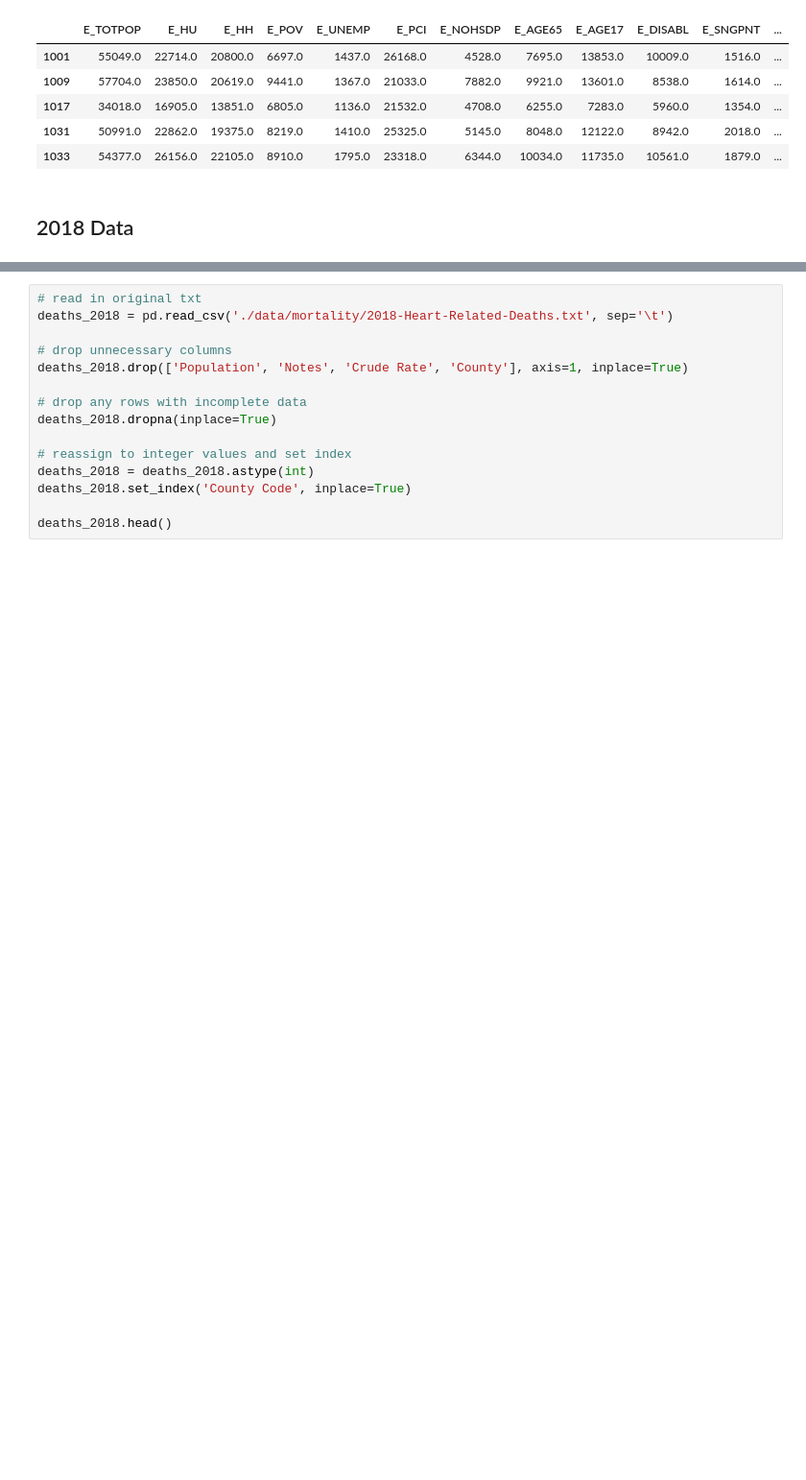
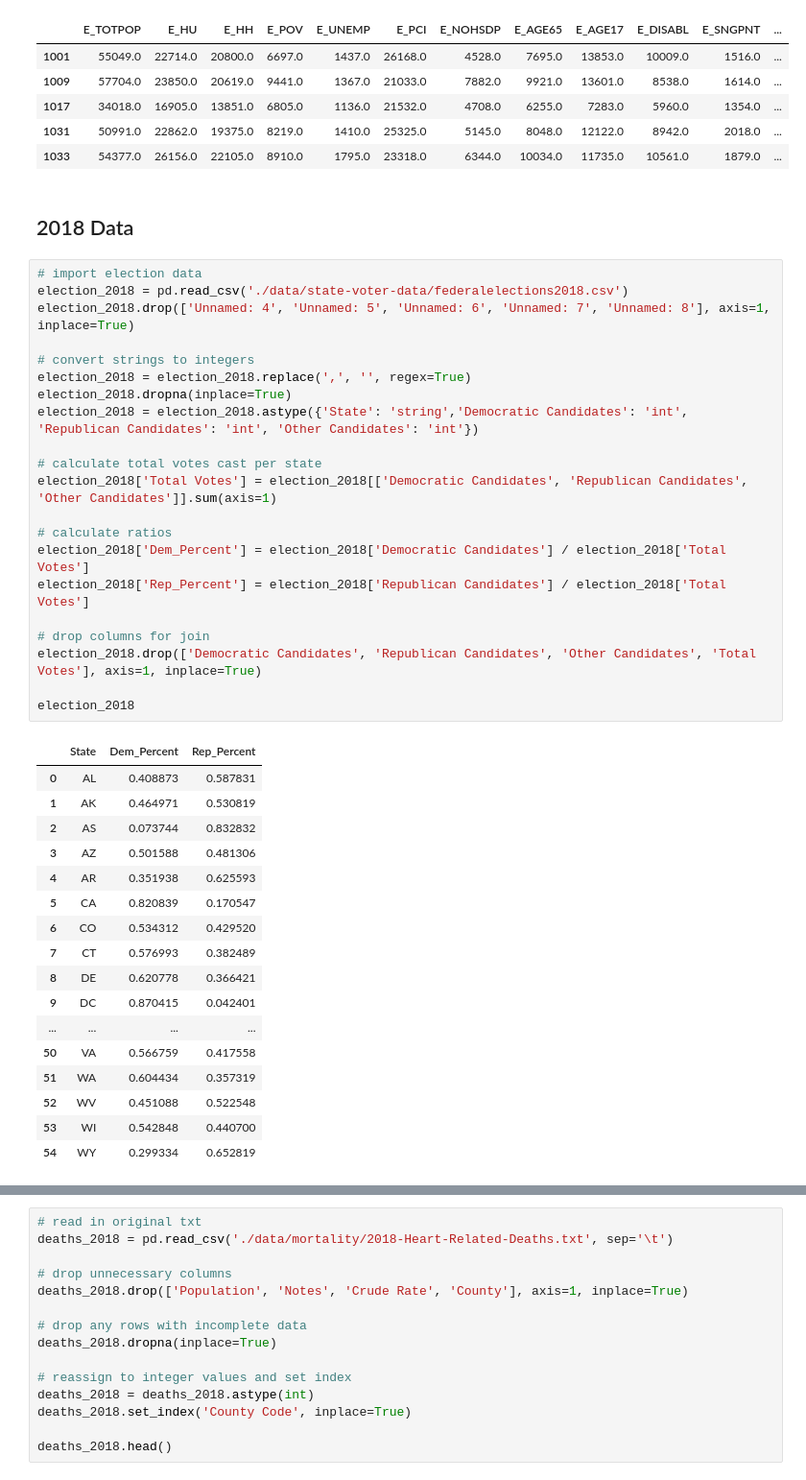
Before and after one commit to alex-keigley/Investigating-SVI-and-Heart-Related-Deaths, a Jupyter notebook: data-preparation.ipynb, the cells around one changed output, grey strips where cells are left out. Shown at 96% size. Cells and saved outputs as stored; diff of their text form; blank space fills up the shorter version.

```diff
--- a/data-preparation.ipynb
+++ b/data-preparation.ipynb
@@ -153,6 +228,45 @@ svi_deaths_2016.head()
 | 1033 | 54377.0 | 26156.0 | 22105.0 | 8910.0 | 1795.0 | 23318.0 | 6344.0 | 10034.0 | 11735.0 | 10561.0 | 1879.0 | ... |
 # %% [markdown]
 ## 2018 Data
+# %%
+# import election data
+election_2018 = pd.read_csv('./data/state-voter-data/federalelections2018.csv')
+election_2018.drop(['Unnamed: 4', 'Unnamed: 5', 'Unnamed: 6', 'Unnamed: 7', 'Unnamed: 8'], axis=1, inplace=True)
+
+# convert strings to integers
+election_2018 = election_2018.replace(',', '', regex=True)
+election_2018.dropna(inplace=True)
+election_2018 = election_2018.astype({'State': 'string','Democratic Candidates': 'int', 'Republican Candidates': 'int', 'Other Candidates': 'int'})
+
+# calculate total votes cast per state
+election_2018['Total Votes'] = election_2018[['Democratic Candidates', 'Republican Candidates', 'Other Candidates']].sum(axis=1)
+
+# calculate ratios
+election_2018['Dem_Percent'] = election_2018['Democratic Candidates'] / election_2018['Total Votes']
+election_2018['Rep_Percent'] = election_2018['Republican Candidates'] / election_2018['Total Votes']
+
+# drop columns for join
+election_2018.drop(['Democratic Candidates', 'Republican Candidates', 'Other Candidates', 'Total Votes'], axis=1, inplace=True)
+
+election_2018
+# %% [output]
+|  | State | Dem_Percent | Rep_Percent |
+| 0 | AL | 0.408873 | 0.587831 |
+| 1 | AK | 0.464971 | 0.530819 |
+| 2 | AS | 0.073744 | 0.832832 |
+| 3 | AZ | 0.501588 | 0.481306 |
+| 4 | AR | 0.351938 | 0.625593 |
+| 5 | CA | 0.820839 | 0.170547 |
+| 6 | CO | 0.534312 | 0.429520 |
+| 7 | CT | 0.576993 | 0.382489 |
+| 8 | DE | 0.620778 | 0.366421 |
+| 9 | DC | 0.870415 | 0.042401 |
+| ... | ... | ... | ... |
+| 50 | VA | 0.566759 | 0.417558 |
+| 51 | WA | 0.604434 | 0.357319 |
+| 52 | WV | 0.451088 | 0.522548 |
+| 53 | WI | 0.542848 | 0.440700 |
+| 54 | WY | 0.299334 | 0.652819 |
 # %%
 # read in original csv
 svi_2018 = pd.read_csv('./data/atsdr-svi/SVI2018_US_COUNTY.csv')
```
Also changed, not shown: parts of 12 cells of this notebook, 10 other files.
